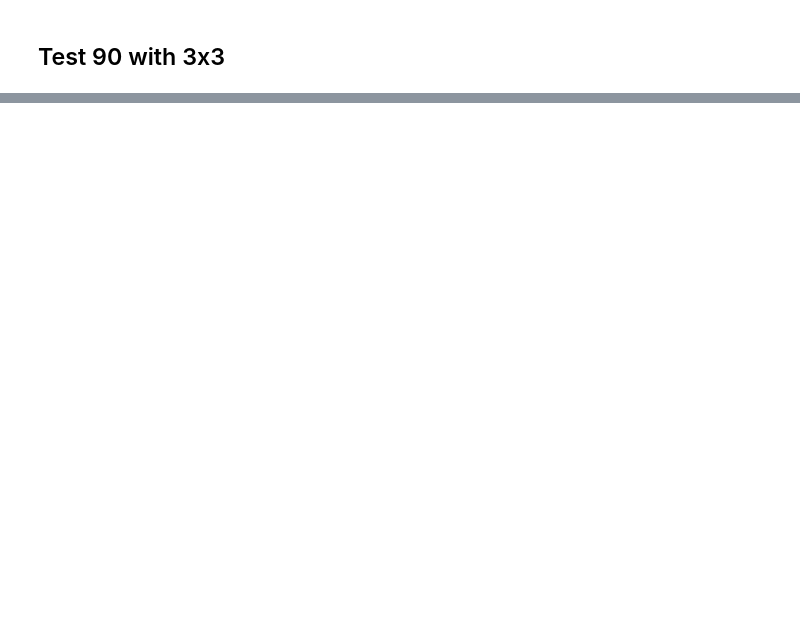
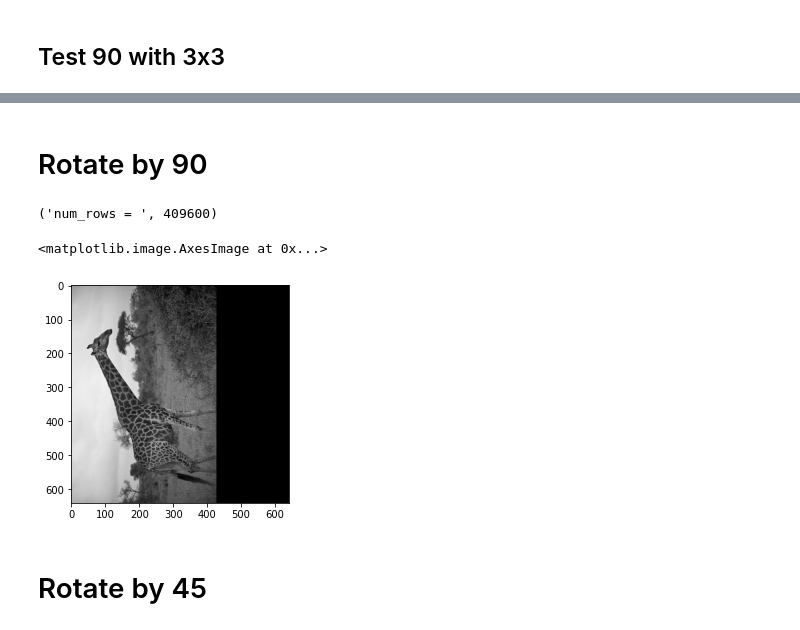
Before and after one commit to rtp-aws/devpost_aws_disaster_response, a Jupyter notebook: python/rotate_seven.ipynb, the cells around one changed output, grey strips where cells are left out. Drawn from its saved outputs; the diff is of its cells as text; code cells hidden in the pictures; blank space fills up the shorter version.

```diff
--- a/python/rotate_seven.ipynb
+++ b/python/rotate_seven.ipynb
@@ -292,0 +471,2 @@ works 1.e?
+# %%
+in_img_batch = nd_array_f3201_HWC1.expand_dims(axis=0)
@@ -292,0 +475,3 @@ works 1.e?
+# %%
+in_img_batch = make_square(in_img_batch)
+in_img_batch
@@ -292,0 +488,11 @@ works 1.e?
+# %% [markdown]
+# Rotate by 90
+# %%
+out_img_batch = my_rotate(in_img_batch, rotate_90)
+plt.imshow(out_img_batch[0].asnumpy(), cmap='gray')
+# %% [output]
+('num_rows = ', 409600)
+<matplotlib.image.AxesImage at 0x...>
+[figure, added]
+# %% [markdown]
+# Rotate by 45
```
Also changed, not shown: parts of 31 cells of this notebook, 3 other files.
